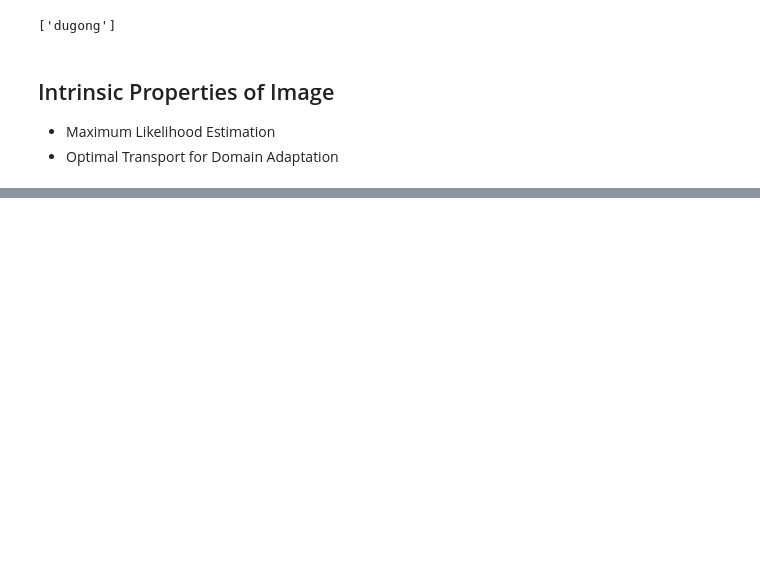
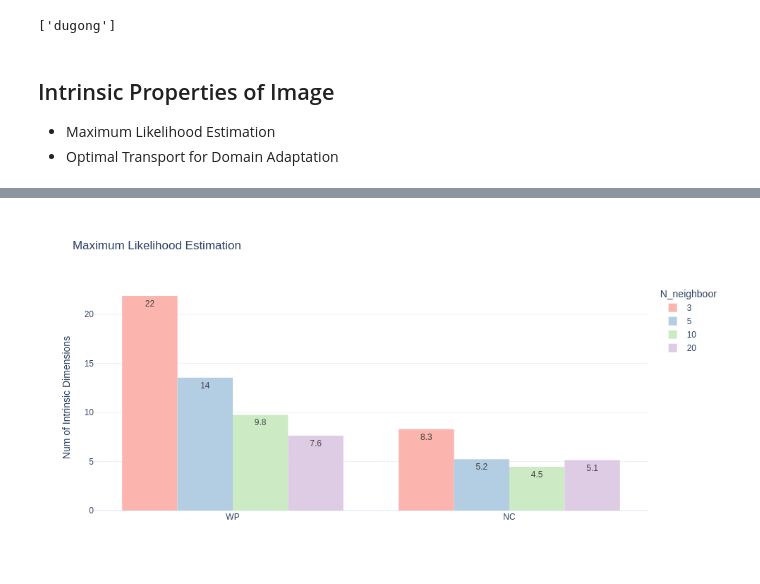
Before and after one commit to emanuel-gf/Dugongs_IRISA-MARBEC-LIRMM, a Jupyter notebook: chapter1_exploring/presentation/preset.ipynb, the cells around one changed output, grey strips where cells are left out. Saved outputs shown, nothing was run; the diff lists cells and outputs as text; code cells hidden in the pictures; blank space fills up the shorter version.

```diff
--- a/chapter1_exploring/presentation/preset.ipynb
+++ b/chapter1_exploring/presentation/preset.ipynb
@@ -63,0 +233,23 @@ Assumptions:
+# %%
+datasets_l ={'WP': wp_norm,
+             'NC' : nc_norm}
+
+output = {}
+for k,v in datasets_l.items():
+    print(f"Running:{k}")
+    results = calculate_MLE(dataset = v,
+                            list_neighboors=[3,5,10,20],
+                           verbose=False)
+    output[k] = results
+
+
+## throw in a df
+df = pd.DataFrame().from_dict(output)
+df  = df.reset_index().rename(columns={'index':'N_neighboor'})
+
+df_melted = df.melt(id_vars = 'N_neighboor',
+                    var_name='Group',
+                    value_name='Value'
+                   )
+
+df_melted
@@ -63,0 +268,24 @@ Assumptions:
+# %%
+fig = px.histogram(
+    df_melted,
+    x="Group",          # categories on x-axis
+    y="Value",          # numeric values on y-axis
+    color="N_neighboor",
+    barmode="group",
+  ##  orientation="v",
+    text_auto='.2s',
+    color_discrete_sequence=px.colors.qualitative.Pastel1,  # palette
+    title="Maximum Likelihood Estimation",
+)
+
+fig.update_layout(
+    xaxis_title=None,
+    yaxis_title="Num of Intrinsic Dimensions",
+    template="plotly_white",
+    width=900,
+    height=500
+)
+
+fig.show()
+# %% [output]
+[figure, added]
```
Also changed, not shown: parts of 33 cells of this notebook, 1 other file.
